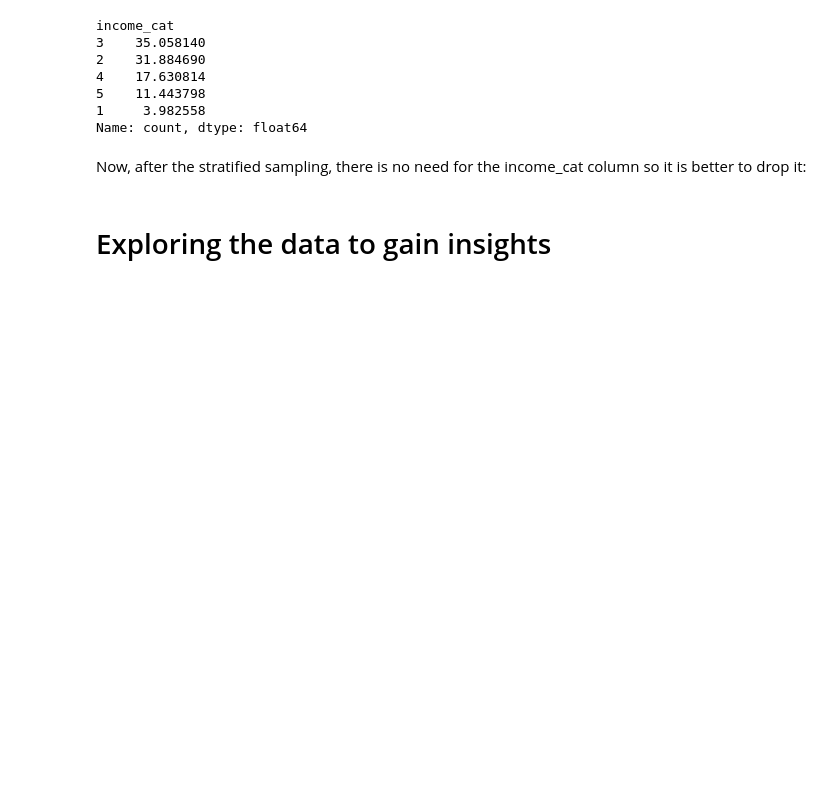
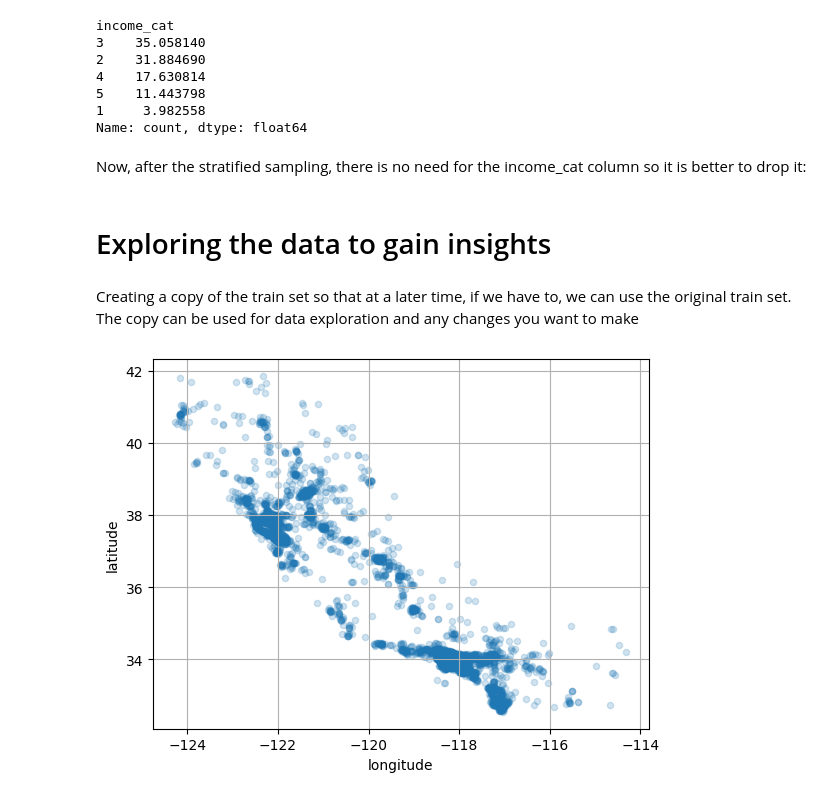
Before and after one commit to Rajinder75/housing_prices, a Jupyter notebook: main.ipynb, the cells around one changed output. Cells and saved outputs as stored; diff of their text form; code cells hidden in the pictures; blank space fills up the shorter version.

Commit message:
Added code related to data exploration: scatter-plots, correlations, attribute-combinations!

```diff
--- a/main.ipynb
+++ b/main.ipynb
@@ -222,3 +223,13 @@ for set_ in (strat_train_set, strat_test_set):
     set_.drop("income_cat", axis=1, inplace=True)
 # %% [markdown]
 # Exploring the data to gain insights
+# %% [markdown]
+Creating a copy of the train set so that at a later time, if we have to, we can use the original train set. The copy can be used for data exploration and any changes you want to make
+# %%
+housing = strat_test_set.copy()
+# %%
+#visualizing the geographical columns.
+housing.plot(kind = "scatter", x = "longitude", y="latitude", grid=True, alpha = 0.2)
+plt.show()
+# %% [output]
+[figure, added]
```
Also changed, not shown: parts of 15 cells of this notebook.
